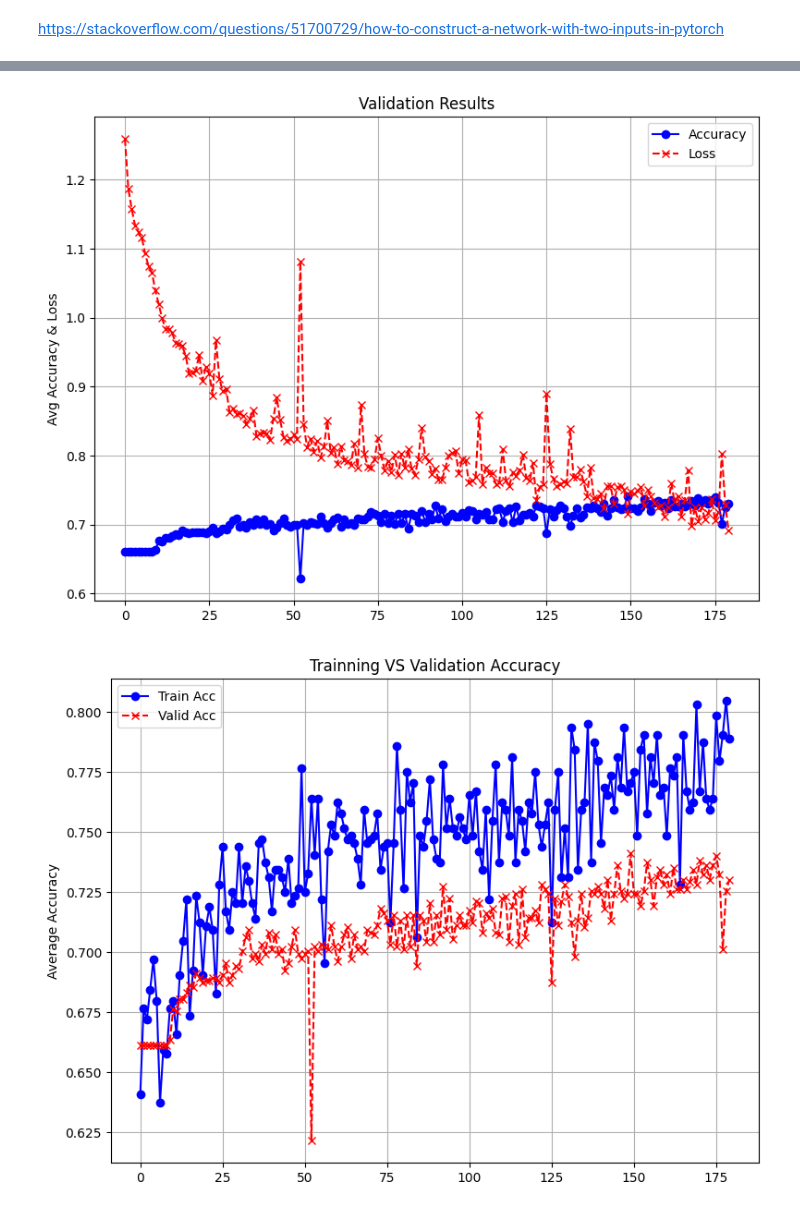
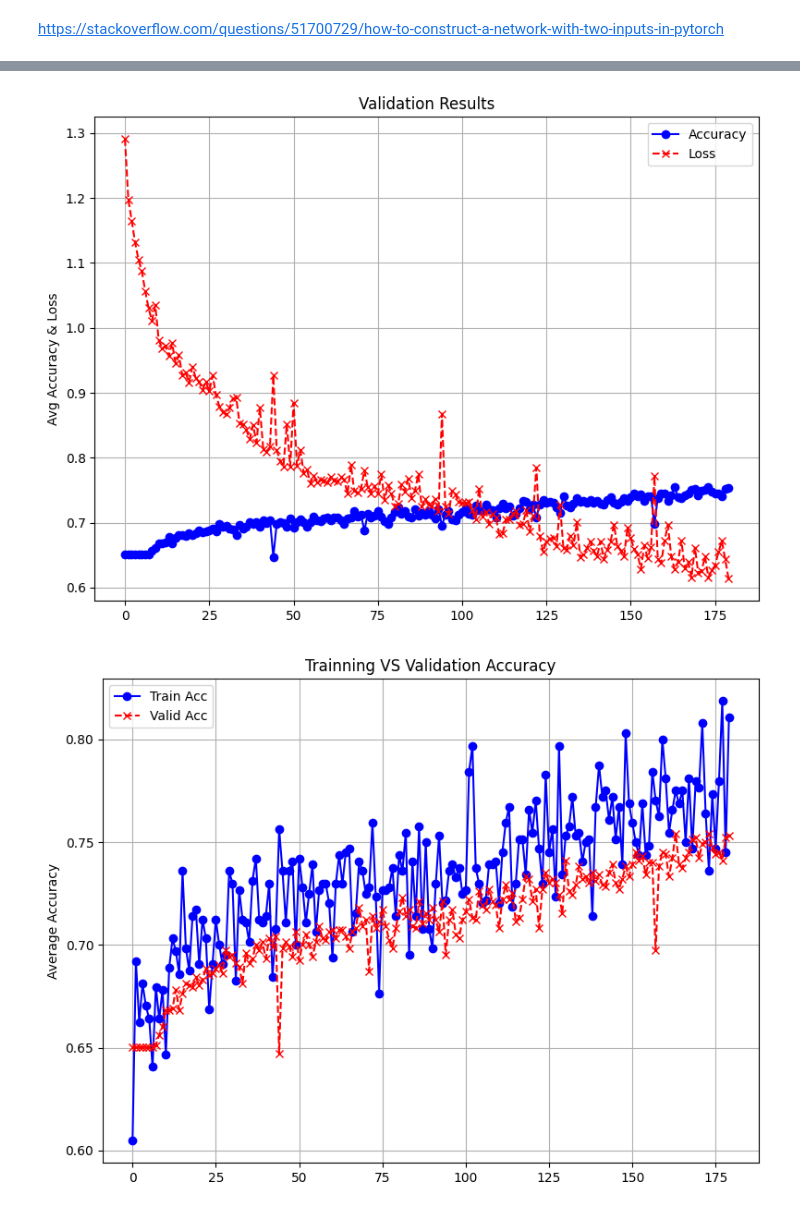
Before and after one commit to manouslinard/datascience-ml-hua, a Jupyter notebook: ML_Assignment2.ipynb, the cells around one changed output, grey strips where cells are left out. Saved outputs shown, nothing was run; the diff lists cells and outputs as text; code cells hidden in the pictures.

```diff
--- a/ML_Assignment2.ipynb
+++ b/ML_Assignment2.ipynb
@@ -55,10 +54,6 @@ class MLProject2Dataset(Dataset):
 
         self.df = pd.merge(imgdf, metadf, on='image_id')
         # print(self.df.iloc[:, 3]) # dx
-        # Used in lesion_id:
-        self.df = self.df.sort_values(by='lesion_id', ascending=True)
-        self.df = self.df.reset_index(drop=True)
-
 
     def __len__(self):
         return len(self.df)
@@ -521,6 +415,8 @@ Confusion Matrix:
 # %% [markdown]
 ## 6ο Ερώτημα - Μεταφορά Μάθησης
 # %%
+import copy
+
 device = ("cuda" if torch.cuda.is_available()
           else "mps" if torch.backends.mps.is_available()
           else "cpu")
@@ -547,8 +443,16 @@ valid_size = int(0.1 * len(dataset))
 test_size = len(dataset) - train_size - valid_size
 
 torch.manual_seed(42)
-# train_dataset, valid_dataset, test_dataset = random_split(dataset, [train_size, valid_size, test_size])
-train_dataset, valid_dataset, test_dataset = split_lesion(dataset, train_size, valid_size, test_size, train_trans=data_transforms['train'], test_trans=data_transforms['val'], valid_trans=data_transforms['val'])
+train_dataset, valid_dataset, test_dataset = random_split(dataset, [train_size, valid_size, test_size])
+
+train_dataset.dataset = copy.deepcopy(dataset)
+train_dataset.dataset.transform =  data_transforms['train']
+
+valid_dataset.dataset = copy.deepcopy(dataset)
+valid_dataset.dataset.transform =  data_transforms['val']
+
+test_dataset.dataset = copy.deepcopy(dataset)
+test_dataset.dataset.transform =  data_transforms['val']
 
 BATCH_SIZE = 64
 trainloader = DataLoader(train_dataset, batch_size=BATCH_SIZE, shuffle=True)
@@ -563,4 +467,5 @@ loss = nn.CrossEntropyLoss()
 optimizer = optim.SGD(net.parameters(), lr=0.001, momentum=0.9)
 
 train_net(net, trainloader, valloader, epochs=5, optimizer=optimizer, loss=loss, device=device)
+test_net(net, testloader, loss, device)
 # %% [output]
@@ -738,8 +654,7 @@ valid_size = int(0.1 * len(dataset))
 test_size = len(dataset) - train_size - valid_size
 
 torch.manual_seed(42)
-# train_dataset, valid_dataset, test_dataset = random_split(dataset, [train_size, valid_size, test_size])
-train_dataset, valid_dataset, test_dataset = split_lesion(dataset, train_size, valid_size, test_size)
+train_dataset, valid_dataset, test_dataset = random_split(dataset, [train_size, valid_size, test_size])
 
 BATCH_SIZE = 64
 trainloader = DataLoader(train_dataset, batch_size=BATCH_SIZE, shuffle=True)
@@ -777,2 +692,2 @@ Average val loss: 0.691 | accuracy: 0.730
-[figure, old version]
+[figure, new version]
-[figure, old version]
+[figure, new version]
```
Also changed, not shown: parts of 9 cells of this notebook.
